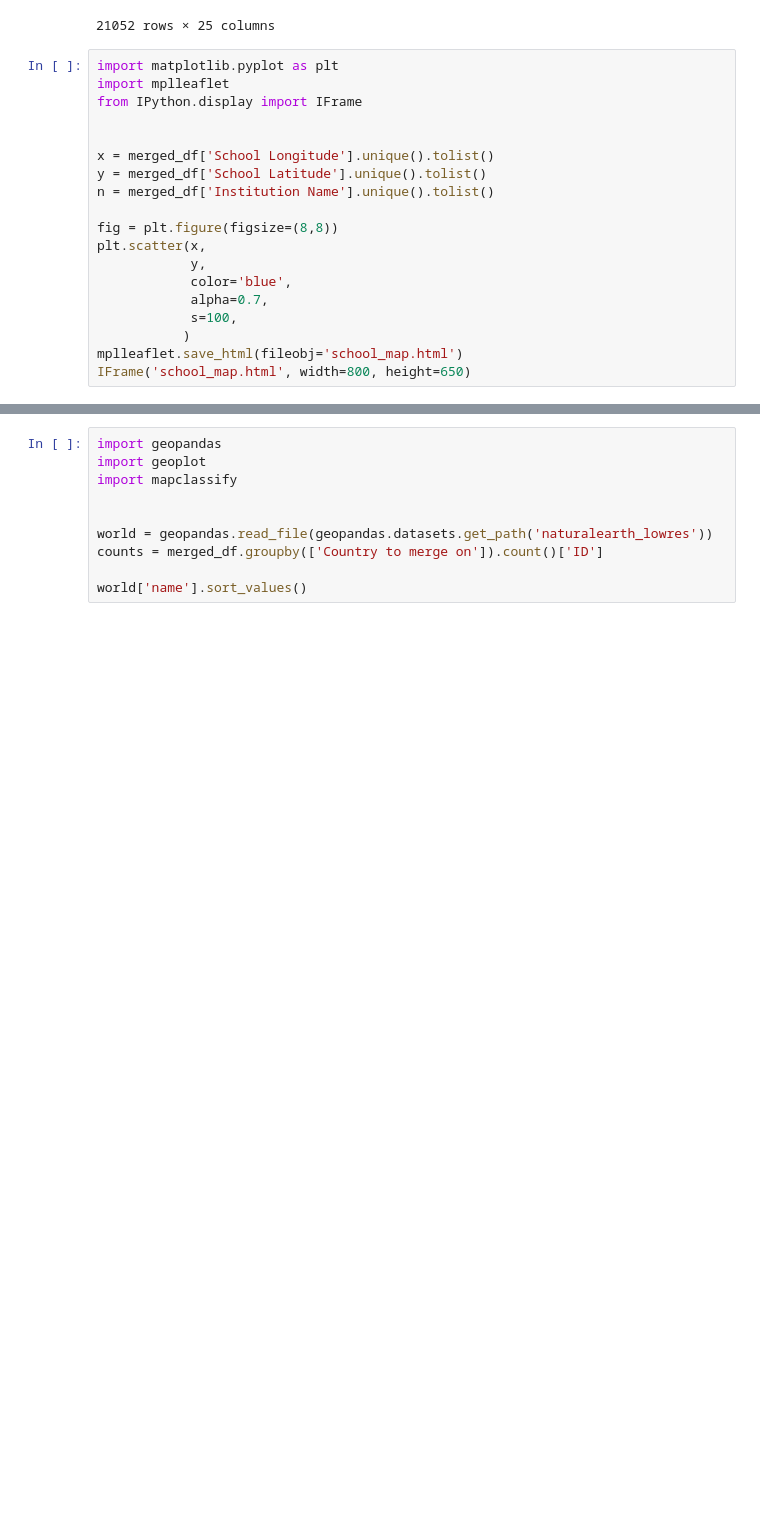
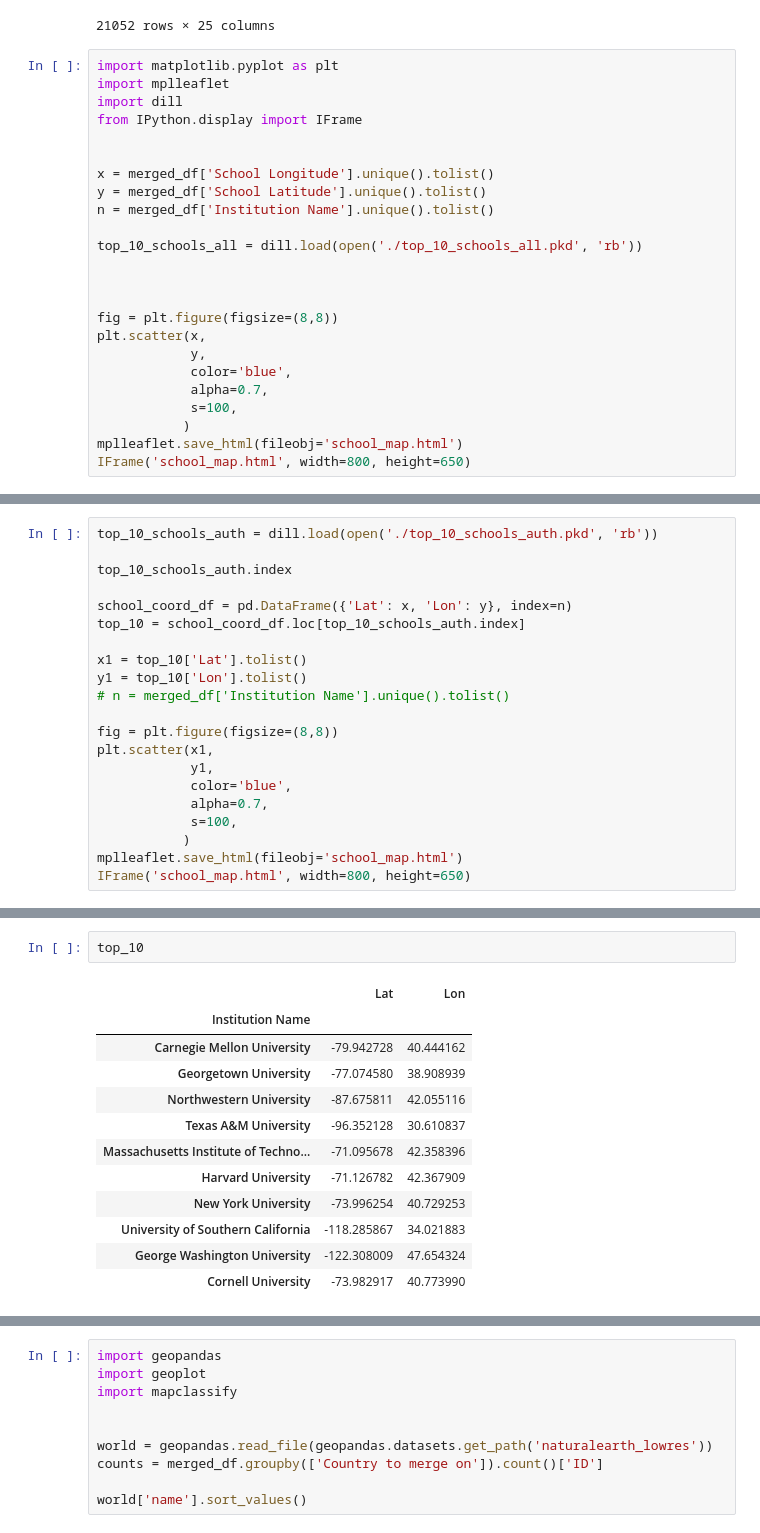
Before and after one commit to thewchan/US-HigherEd_Foreign_Donations, a Jupyter notebook: subplots_maps.ipynb, the cells around one changed output, grey strips where cells are left out. Drawn from its saved outputs; the diff is of its cells as text; blank space fills up the shorter version.

```diff
--- a/subplots_maps.ipynb
+++ b/subplots_maps.ipynb
@@ -22,12 +23,17 @@ merged_df
 # %%
 import matplotlib.pyplot as plt
 import mplleaflet
+import dill
 from IPython.display import IFrame
 
 
 x = merged_df['School Longitude'].unique().tolist()
 y = merged_df['School Latitude'].unique().tolist()
 n = merged_df['Institution Name'].unique().tolist()
+
+top_10_schools_all = dill.load(open('./top_10_schools_all.pkd', 'rb'))
+
+
 
 fig = plt.figure(figsize=(8,8))
 plt.scatter(x,
@@ -42 +49,22 @@ IFrame('school_map.html', width=800, height=650)
 [interactive output not drawn]
+# %%
+top_10_schools_auth = dill.load(open('./top_10_schools_auth.pkd', 'rb'))
+
+top_10_schools_auth.index
+
+school_coord_df = pd.DataFrame({'Lat': x, 'Lon': y}, index=n)
+top_10 = school_coord_df.loc[top_10_schools_auth.index]
+
+x1 = top_10['Lat'].tolist()
+y1 = top_10['Lon'].tolist()
+# n = merged_df['Institution Name'].unique().tolist()
+
+fig = plt.figure(figsize=(8,8))
+plt.scatter(x1,
+            y1,
+            color='blue',
+            alpha=0.7,
+            s=100,
+           )
+mplleaflet.save_html(fileobj='school_map.html')
+IFrame('school_map.html', width=800, height=650)
@@ -42,0 +74,15 @@ IFrame('school_map.html', width=800, height=650)
+# %%
+top_10
+# %% [output]
+|  | Lat | Lon |
+| Institution Name |  |  |
+| Carnegie Mellon University | -79.942728 | 40.444162 |
+| Georgetown University | -77.074580 | 38.908939 |
+| Northwestern University | -87.675811 | 42.055116 |
+| Texas A&M University | -96.352128 | 30.610837 |
+| Massachusetts Institute of Techno... | -71.095678 | 42.358396 |
+| Harvard University | -71.126782 | 42.367909 |
+| New York University | -73.996254 | 40.729253 |
+| University of Southern California | -118.285867 | 34.021883 |
+| George Washington University | -122.308009 | 47.654324 |
+| Cornell University | -73.982917 | 40.773990 |
```
Also changed, not shown: parts of 7 cells of this notebook, 17 other files.
